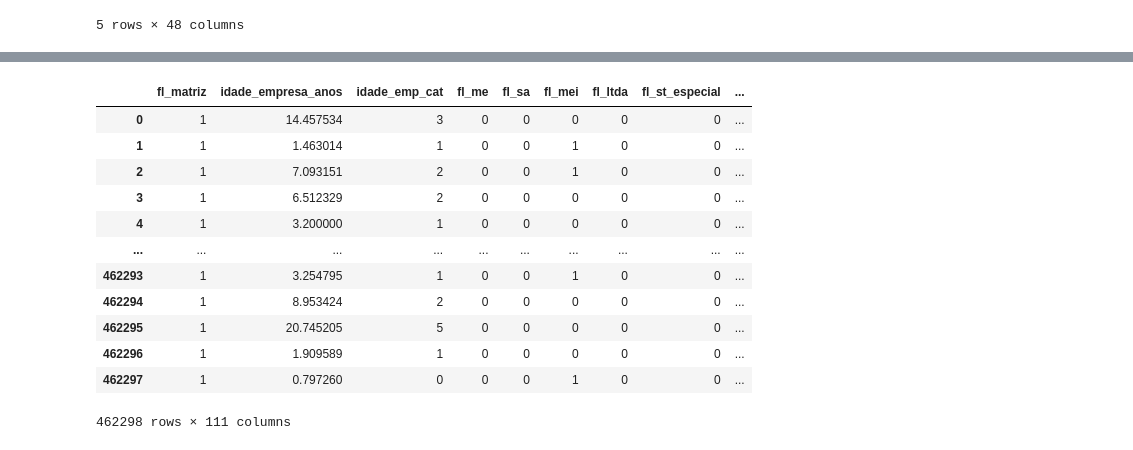
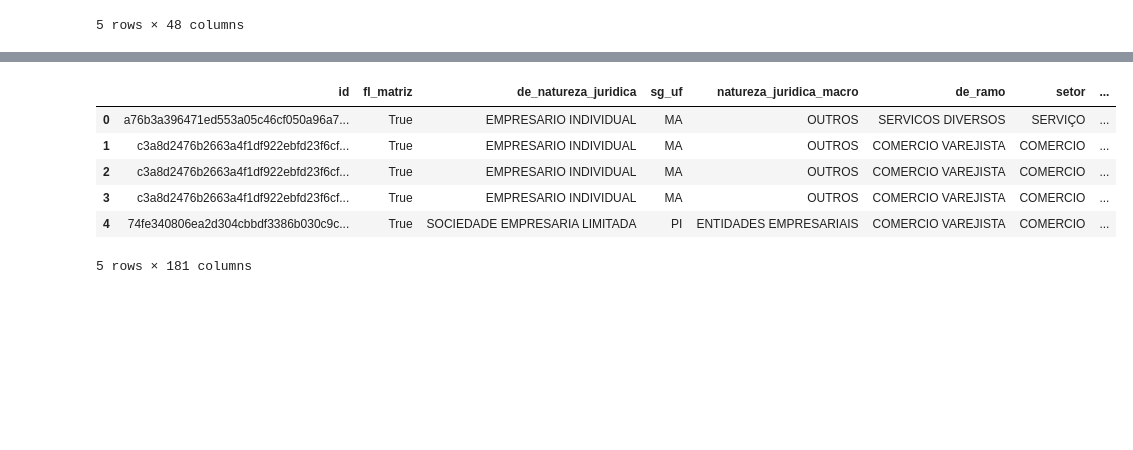
Before and after one commit to ViniViniAntunes/AceleraDev_DataScience-Codenation, a Jupyter notebook: Projeto_Final/3-Modelando.ipynb, the cells around one changed output, grey strips where cells are left out. Drawn from its saved outputs; the diff is of its cells as text; code cells hidden in the pictures; blank space fills up the shorter version.

```diff
--- a/Projeto_Final/3-Modelando.ipynb
+++ b/Projeto_Final/3-Modelando.ipynb
@@ -225,12 +156,0 @@ array(['EMPRESARIO INDIVIDUAL', 'SOCIEDADE EMPRESARIA LIMITADA',
-# %%
-teste1 = portifolio1.copy()
-teste1['Portifolio'] = 1
-
-teste2 = portifolio2.copy()
-teste2['Portifolio'] = 2
-
-teste3 = portifolio3.copy()
-teste3['Portifolio'] = 3
-
-todos = pd.concat([teste1, teste2, teste3])
-todos
@@ -397,17 +156,0 @@ df_probabilidade
-# %%
-df_final = pd.concat([market, df_probabilidade], axis=1)
-df_final
-# %% [output]
-|  | fl_matriz | idade_empresa_anos | idade_emp_cat | fl_me | fl_sa | fl_mei | fl_ltda | fl_st_especial | ... |
-| 0 | 1 | 14.457534 | 3 | 0 | 0 | 0 | 0 | 0 | ... |
-| 1 | 1 | 1.463014 | 1 | 0 | 0 | 1 | 0 | 0 | ... |
-| 2 | 1 | 7.093151 | 2 | 0 | 0 | 1 | 0 | 0 | ... |
-| 3 | 1 | 6.512329 | 2 | 0 | 0 | 0 | 0 | 0 | ... |
-| 4 | 1 | 3.200000 | 1 | 0 | 0 | 0 | 0 | 0 | ... |
-| ... | ... | ... | ... | ... | ... | ... | ... | ... | ... |
-| 462293 | 1 | 3.254795 | 1 | 0 | 0 | 1 | 0 | 0 | ... |
-| 462294 | 1 | 8.953424 | 2 | 0 | 0 | 0 | 0 | 0 | ... |
-| 462295 | 1 | 20.745205 | 5 | 0 | 0 | 0 | 0 | 0 | ... |
-| 462296 | 1 | 1.909589 | 1 | 0 | 0 | 0 | 0 | 0 | ... |
-| 462297 | 1 | 0.797260 | 0 | 0 | 0 | 1 | 0 | 0 | ... |
-462298 rows × 111 columns
@@ -415,0 +157,10 @@ from sklearn import cluster
+# %%
+teste3.head()
+# %% [output]
+|  | id | fl_matriz | de_natureza_juridica | sg_uf | natureza_juridica_macro | de_ramo | setor | ... |
+| 0 | a76b3a396471ed553a05c46cf050a96a7... | True | EMPRESARIO INDIVIDUAL | MA | OUTROS | SERVICOS DIVERSOS | SERVIÇO | ... |
+| 1 | c3a8d2476b2663a4f1df922ebfd23f6cf... | True | EMPRESARIO INDIVIDUAL | MA | OUTROS | COMERCIO VAREJISTA | COMERCIO | ... |
+| 2 | c3a8d2476b2663a4f1df922ebfd23f6cf... | True | EMPRESARIO INDIVIDUAL | MA | OUTROS | COMERCIO VAREJISTA | COMERCIO | ... |
+| 3 | c3a8d2476b2663a4f1df922ebfd23f6cf... | True | EMPRESARIO INDIVIDUAL | MA | OUTROS | COMERCIO VAREJISTA | COMERCIO | ... |
+| 4 | 74fe340806ea2d304cbbdf3386b030c9c... | True | SOCIEDADE EMPRESARIA LIMITADA | PI | ENTIDADES EMPRESARIAIS | COMERCIO VAREJISTA | COMERCIO | ... |
+5 rows × 181 columns
```
Also changed, not shown: parts of 33 cells of this notebook, 2 other files.
